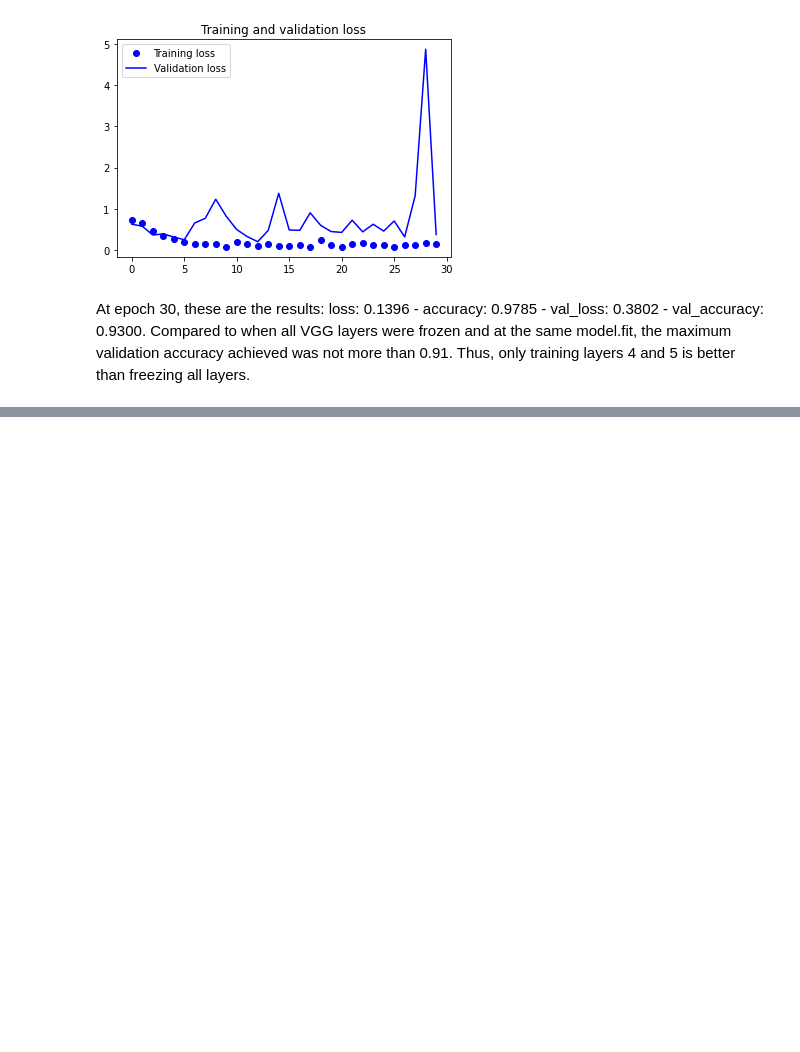
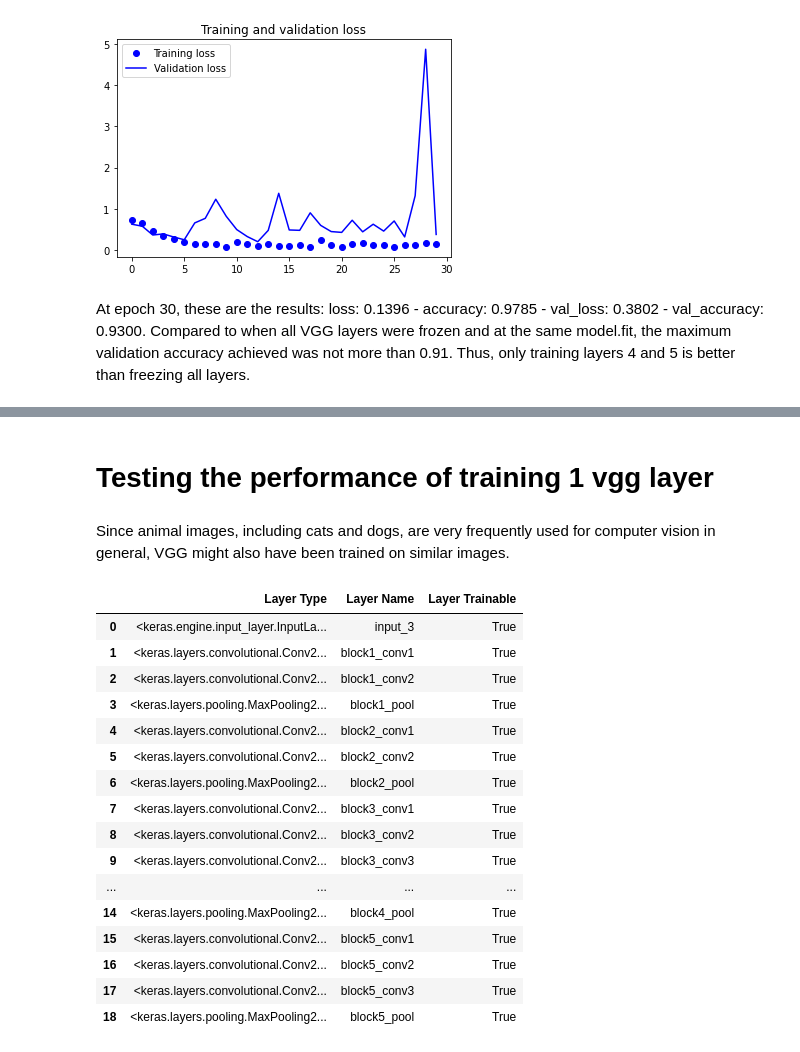
Before and after one commit to nopynospy/apu_deep_learning, a Jupyter notebook: LAB_7_Transfer_Learning_finetune.ipynb, the cells around one changed output, grey strips where cells are left out. Drawn from its saved outputs; the diff is of its cells as text; code cells hidden in the pictures; blank space fills up the shorter version.

```diff
--- a/LAB_7_Transfer_Learning_finetune.ipynb
+++ b/LAB_7_Transfer_Learning_finetune.ipynb
@@ -202,3 +204,44 @@ files.download('lab_7_finetune_tl.h5')
 # %% [output]
 [interactive output not drawn]
 [interactive output not drawn]
+# %% [markdown]
+# Testing the performance of training 1 vgg layer
+# %% [markdown]
+Since animal images, including cats and dogs, are very frequently used for computer vision in general, VGG might also have been trained on similar images.
+# %%
+vgg_model2 = VGG16(include_top=False,
+              weights='imagenet',
+              input_shape=(224,224,3),
+              pooling=None)
+# %%
+vgg_model2.trainable = True
+
+set_trainable = False
+for layer in vgg_model.layers:
+    if layer.name in ['block5_conv1']:
+        set_trainable = True
+    if set_trainable:
+        layer.trainable = True
+    else:
+        layer.trainable = False
+
+layers = [(layer, layer.name, layer.trainable) for layer in vgg_model2.layers]
+pd.DataFrame(layers, columns=['Layer Type', 'Layer Name', 'Layer Trainable'])
+# %% [output]
+|  | Layer Type | Layer Name | Layer Trainable |
+| 0 | <keras.engine.input_layer.InputLa... | input_3 | True |
+| 1 | <keras.layers.convolutional.Conv2... | block1_conv1 | True |
+| 2 | <keras.layers.convolutional.Conv2... | block1_conv2 | True |
+| 3 | <keras.layers.pooling.MaxPooling2... | block1_pool | True |
+| 4 | <keras.layers.convolutional.Conv2... | block2_conv1 | True |
+| 5 | <keras.layers.convolutional.Conv2... | block2_conv2 | True |
+| 6 | <keras.layers.pooling.MaxPooling2... | block2_pool | True |
+| 7 | <keras.layers.convolutional.Conv2... | block3_conv1 | True |
+| 8 | <keras.layers.convolutional.Conv2... | block3_conv2 | True |
+| 9 | <keras.layers.convolutional.Conv2... | block3_conv3 | True |
+| ... | ... | ... | ... |
+| 14 | <keras.layers.pooling.MaxPooling2... | block4_pool | True |
+| 15 | <keras.layers.convolutional.Conv2... | block5_conv1 | True |
+| 16 | <keras.layers.convolutional.Conv2... | block5_conv2 | True |
+| 17 | <keras.layers.convolutional.Conv2... | block5_conv3 | True |
+| 18 | <keras.layers.pooling.MaxPooling2... | block5_pool | True |
```
Also changed, not shown: parts of 9 cells of this notebook.
